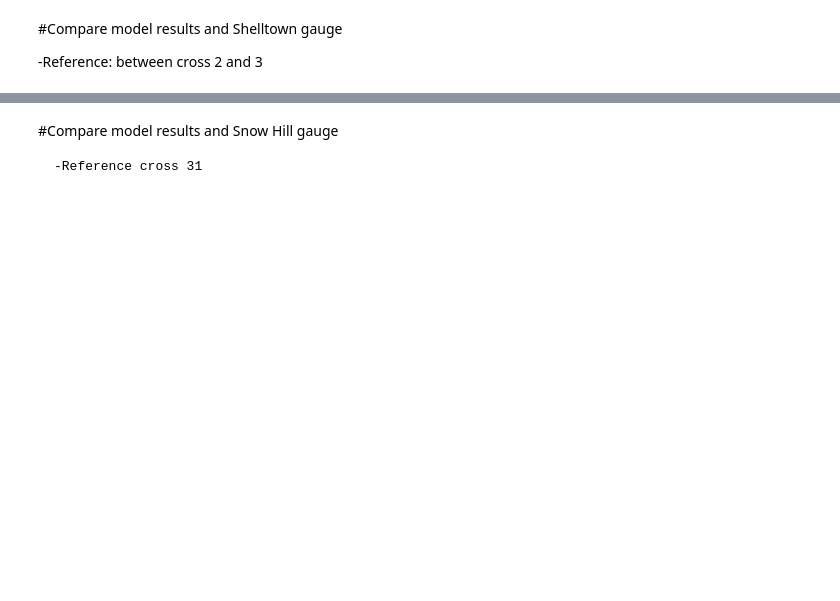
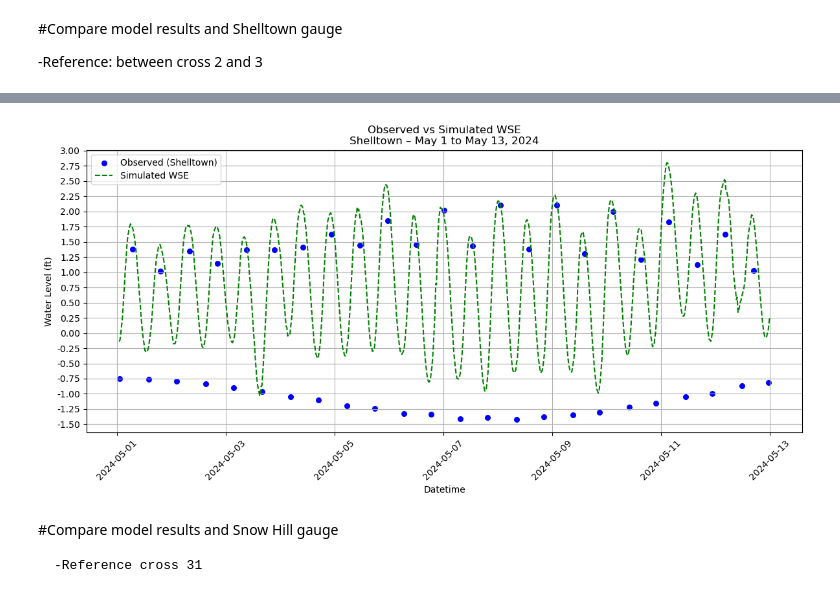
Before and after one commit to dianaveronez/Work, a Jupyter notebook: Cross - final.ipynb, the cells around one changed output, grey strips where cells are left out. Cells and saved outputs as stored; diff of their text form; code cells hidden in the pictures; blank space fills up the shorter version.

```diff
--- a/Cross - final.ipynb
+++ b/Cross - final.ipynb
@@ -253,3 +195,61 @@ plt.show()
+# %%
+#Plot close to Shelltown, MD Gauge Data needs to be updated v5.p83.hdf' - carv7
+
+# === Load Excel files ===
+file_obs = r"C:\Github\Lab_work\Pocomoke\POCOMOKE_DEM\Depth_2024\BookShellfinal.xlsx"
+file_sim = r"C:\Github\Lab_work\Pocomoke\POCOMOKE_DEM\Depth_2024\USGS_gage_closeShel_v8.xlsx"
+
+# === Read Excel files ===
+df_obs = pd.read_excel(file_obs)
+df_sim = pd.read_excel(file_sim)
+
+# === Clean column names ===
+df_obs.columns = df_obs.columns.str.strip()
+df_sim.columns = df_sim.columns.str.strip()
+
+# === Create datetime columns ===
+df_obs['Datetime'] = pd.to_datetime(df_obs['Date'].astype(str) + ' ' + df_obs['Time'].astype(str))
+df_sim['Datetime'] = pd.to_datetime(df_sim['Time'])
+
+# === Filter date range: May 1–13, 2024 ===
+start_date = pd.to_datetime("2024-05-01")
+end_date = pd.to_datetime("2024-05-13")
+
+df_obs_filtered = df_obs[(df_obs['Datetime'] >= start_date) & (df_obs['Datetime'] <= end_date)]
+df_sim_filtered = df_sim[(df_sim['Datetime'] >= start_date) & (df_sim['Datetime'] <= end_date)]
+
+# === Define Y-axis ticks with 0.25 intervals ===
+y_min = min(df_obs_filtered['Predicted (ft)(NAV)'].min(), df_sim_filtered['WSE (feet)'].min()) - 0.05
+y_max = max(df_obs_filtered['Predicted (ft)(NAV)'].max(), df_sim_filtered['WSE (feet)'].max()) + 0.05
+yticks = np.arange(np.floor(y_min * 4) / 4, np.ceil(y_max * 4) / 4 + 0.25, 0.25)
+
+# === Plot overlay ===
+plt.figure(figsize=(12, 6))
+
+# Plot observed as points only
+plt.scatter(df_obs_filtered['Datetime'], df_obs_filtered['Predicted (ft)(NAV)'],
+            label='Observed (Shelltown)', color='blue', marker='o', s=30)
+
+# Plot simulated as continuous dashed line
+plt.plot(df_sim_filtered['Datetime'], df_sim_filtered['WSE (feet)'],
+         label='Simulated WSE', color='green', linestyle='--')
+
+# Apply Y-ticks
+plt.yticks(yticks, [f"{tick:.2f}" for tick in yticks])
+
+# Formatting
+plt.title('Observed vs Simulated WSE\nShelltown – May 1 to May 13, 2024')
+plt.xlabel('Datetime')
+plt.ylabel('Water Level (ft)')
+plt.xticks(rotation=45)
+plt.grid(True)
+plt.legend()
+plt.tight_layout()
+
+# === Show plot
+plt.show()
+# %% [output]
+[figure, added]
 # %% [markdown]
 #Compare model results and Snow Hill gauge
 
```
Also changed, not shown: parts of 7 cells of this notebook.
